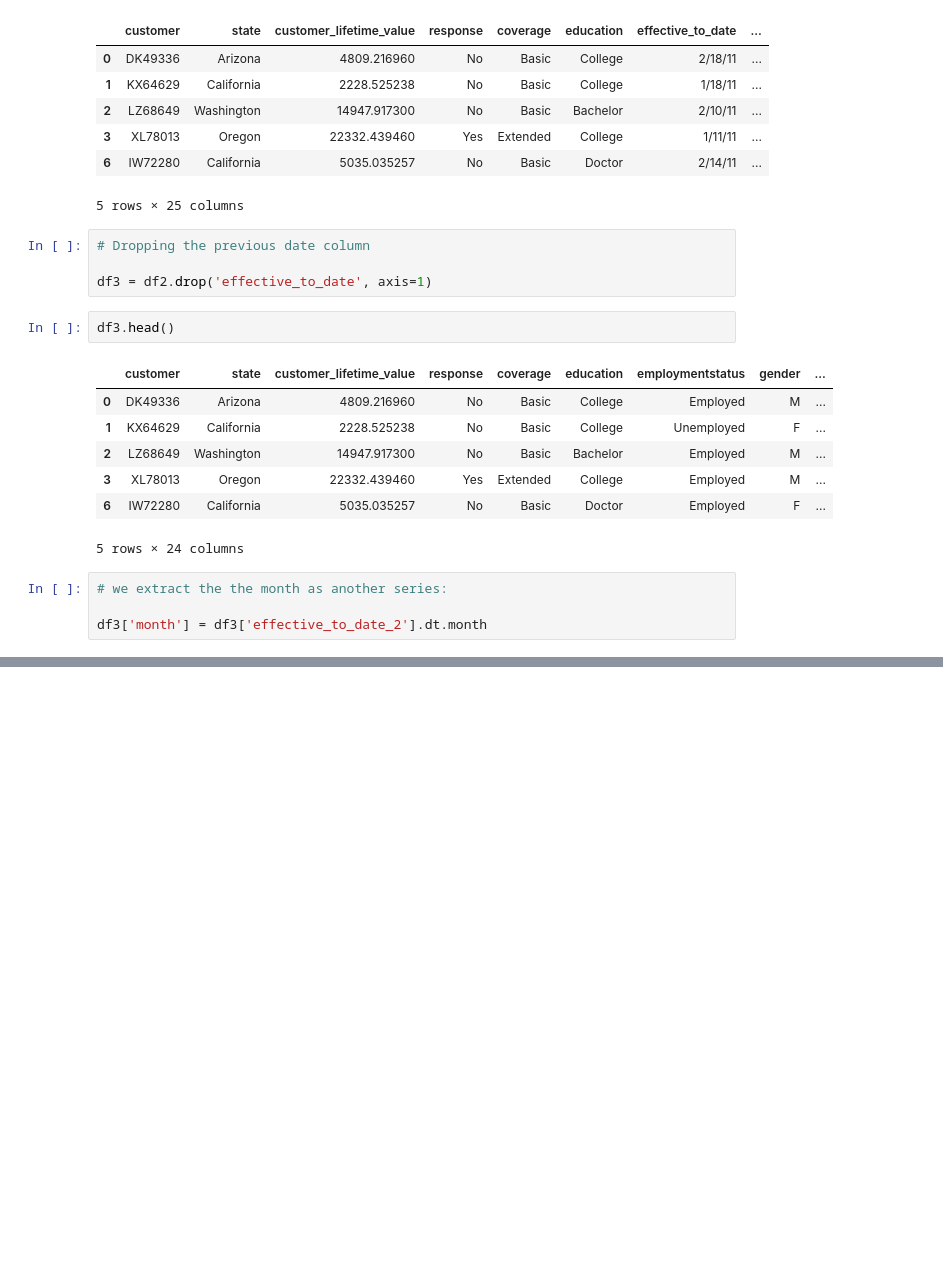
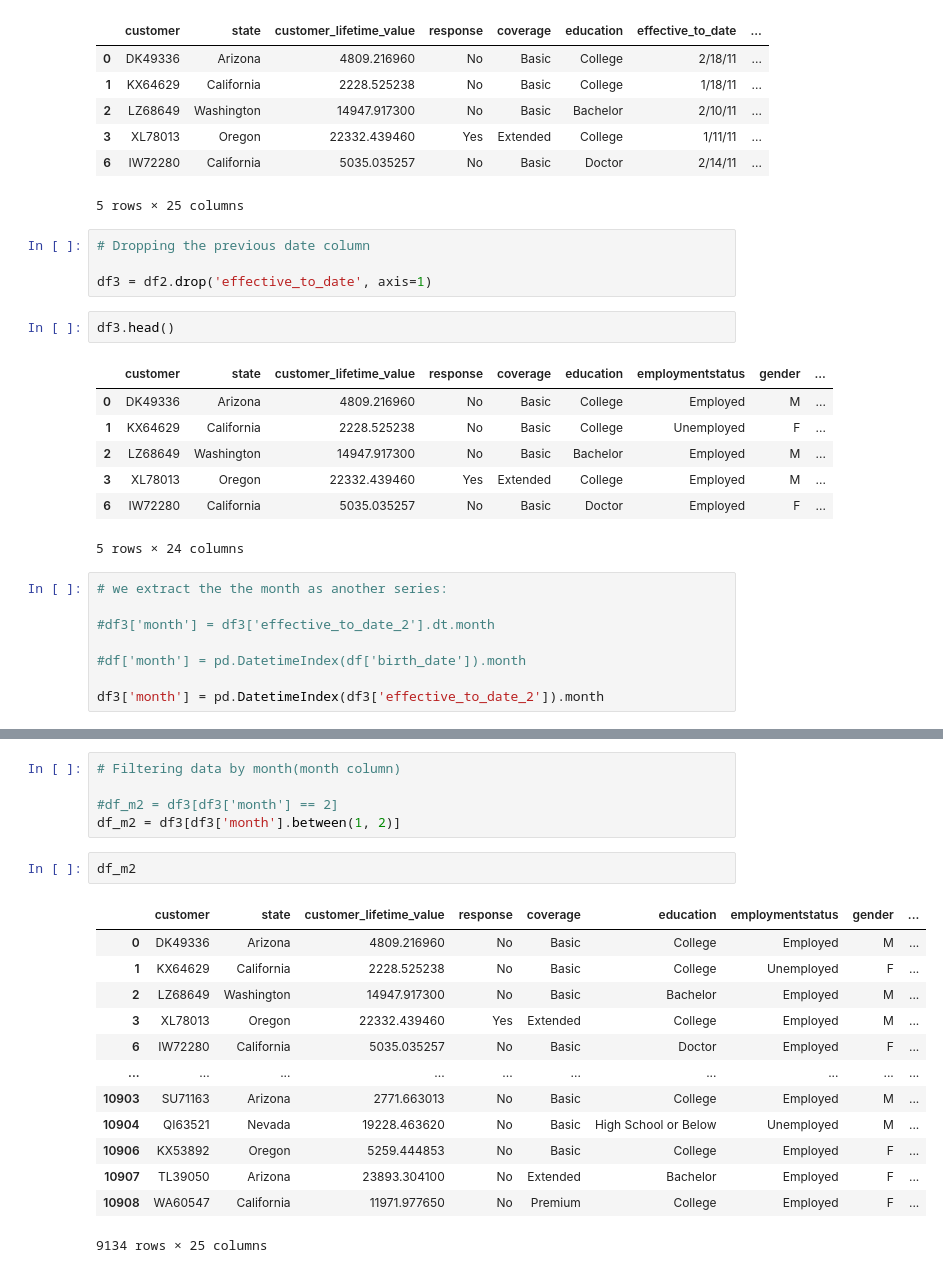
Before and after one commit to jecastrom/lab-customer-analysis-round-2, a Jupyter notebook: files_for_lab/Jorge Castro lab-customer-analysis-round-2.ipynb, the cells around one changed output, grey strips where cells are left out. Saved outputs shown, nothing was run; the diff lists cells and outputs as text; blank space fills up the shorter version.

```diff
--- a/files_for_lab/Jorge Castro lab-customer-analysis-round-2.ipynb
+++ b/files_for_lab/Jorge Castro lab-customer-analysis-round-2.ipynb
@@ -350,6 +350,10 @@ df3.head()
 # %%
 # we extract the the month as another series:
 
-df3['month'] = df3['effective_to_date_2'].dt.month
+#df3['month'] = df3['effective_to_date_2'].dt.month
+
+#df['month'] = pd.DatetimeIndex(df['birth_date']).month
+
+df3['month'] = pd.DatetimeIndex(df3['effective_to_date_2']).month
 # %%
 # Now we have a series called month with the month number.
@@ -379,3 +379,24 @@ df3[df3['effective_to_date_2'].dt.month ==2]
 | 10907 | TL39050 | Arizona | 23893.304100 | No | Extended | Bachelor | Employed | F | ... |
 | 10908 | WA60547 | California | 11971.977650 | No | Premium | College | Employed | F | ... |
 4236 rows × 25 columns
+# %%
+# Filtering data by month(month column)
+
+#df_m2 = df3[df3['month'] == 2]
+df_m2 = df3[df3['month'].between(1, 2)]
+# %%
+df_m2
+# %% [output]
+|  | customer | state | customer_lifetime_value | response | coverage | education | employmentstatus | gender | ... |
+| 0 | DK49336 | Arizona | 4809.216960 | No | Basic | College | Employed | M | ... |
+| 1 | KX64629 | California | 2228.525238 | No | Basic | College | Unemployed | F | ... |
+| 2 | LZ68649 | Washington | 14947.917300 | No | Basic | Bachelor | Employed | M | ... |
+| 3 | XL78013 | Oregon | 22332.439460 | Yes | Extended | College | Employed | M | ... |
+| 6 | IW72280 | California | 5035.035257 | No | Basic | Doctor | Employed | F | ... |
+| ... | ... | ... | ... | ... | ... | ... | ... | ... | ... |
+| 10903 | SU71163 | Arizona | 2771.663013 | No | Basic | College | Employed | M | ... |
+| 10904 | QI63521 | Nevada | 19228.463620 | No | Basic | High School or Below | Unemployed | M | ... |
+| 10906 | KX53892 | Oregon | 5259.444853 | No | Basic | College | Employed | F | ... |
+| 10907 | TL39050 | Arizona | 23893.304100 | No | Extended | Bachelor | Employed | F | ... |
+| 10908 | WA60547 | California | 11971.977650 | No | Premium | College | Employed | F | ... |
+9134 rows × 25 columns
```
Also changed, not shown: parts of 3 cells of this notebook, 1 other file.
